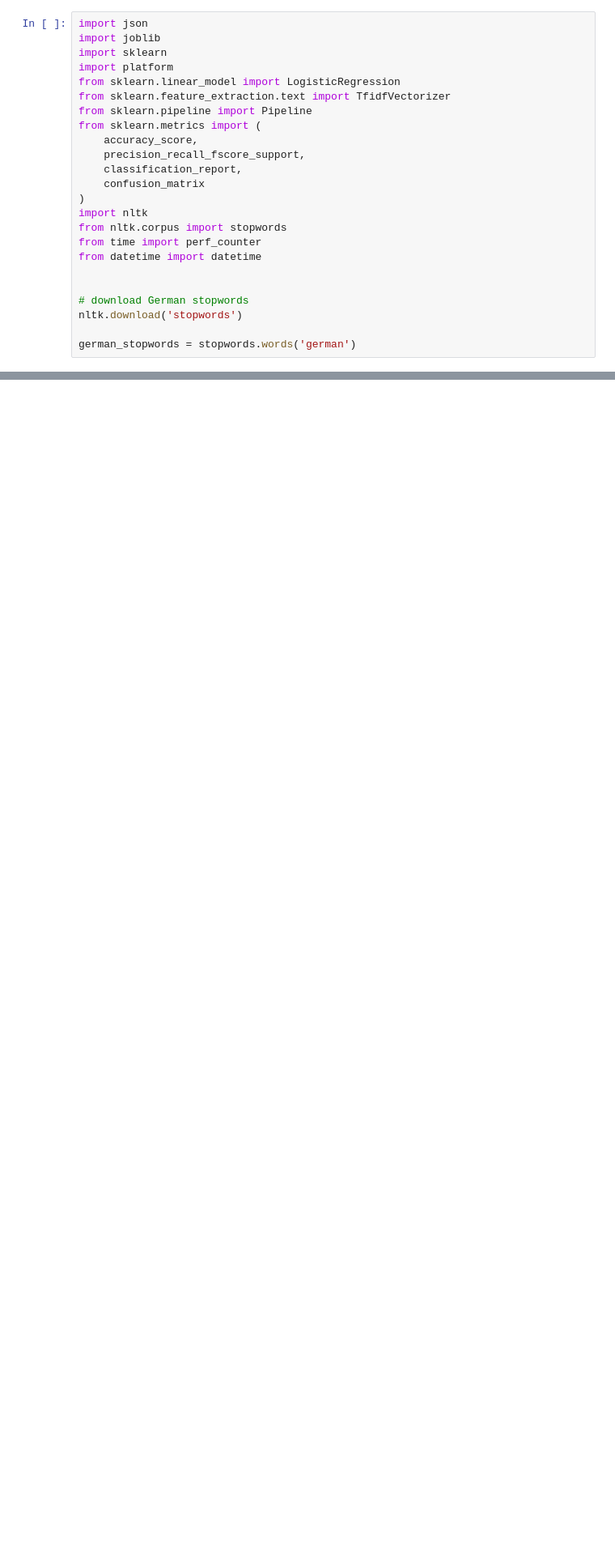
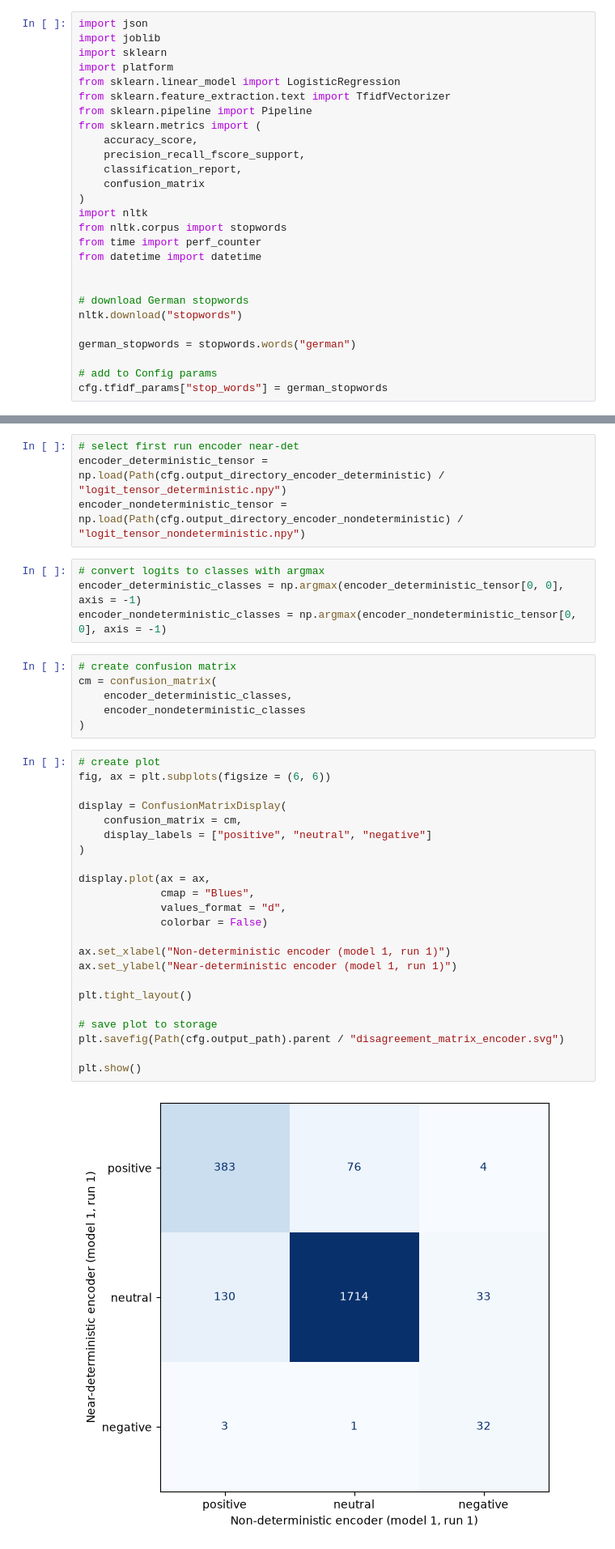
Before and after one commit to 47867/css-machine-learning, a Jupyter notebook: v2_Reichel_Code_deterministic.ipynb, the cells around one changed output, grey strips where cells are left out. Shown at 81% size. Saved outputs shown, nothing was run; the diff lists cells and outputs as text; blank space fills up the shorter version.

```diff
--- a/v2_Reichel_Code_deterministic.ipynb
+++ b/v2_Reichel_Code_deterministic.ipynb
@@ -477,9 +452,12 @@ from datetime import datetime
 
 
 # download German stopwords
-nltk.download('stopwords')
+nltk.download("stopwords")
 
-german_stopwords = stopwords.words('german')
+german_stopwords = stopwords.words("german")
+
+# add to Config params
+cfg.tfidf_params["stop_words"] = german_stopwords
 # %% [output]
 [nltk_data] Downloading package stopwords to /home/simon/nltk_data...
 [nltk_data]   Package stopwords is already up-to-date!
@@ -1275,0 +2248,39 @@ KeyboardInterrupt:
+# %%
+# select first run encoder near-det
+encoder_deterministic_tensor = np.load(Path(cfg.output_directory_encoder_deterministic) / "logit_tensor_deterministic.npy")
+encoder_nondeterministic_tensor = np.load(Path(cfg.output_directory_encoder_nondeterministic) / "logit_tensor_nondeterministic.npy")
+# %%
+# convert logits to classes with argmax
+encoder_deterministic_classes = np.argmax(encoder_deterministic_tensor[0, 0], axis = -1)
+encoder_nondeterministic_classes = np.argmax(encoder_nondeterministic_tensor[0, 0], axis = -1)
+# %%
+# create confusion matrix
+cm = confusion_matrix(
+    encoder_deterministic_classes,
+    encoder_nondeterministic_classes
+)
+# %%
+# create plot
+fig, ax = plt.subplots(figsize = (6, 6))
+
+display = ConfusionMatrixDisplay(
+    confusion_matrix = cm,
+    display_labels = ["positive", "neutral", "negative"]
+)
+
+display.plot(ax = ax,
+             cmap = "Blues",
+             values_format = "d",
+             colorbar = False)
+
+ax.set_xlabel("Non-deterministic encoder (model 1, run 1)")
+ax.set_ylabel("Near-deterministic encoder (model 1, run 1)")
+
+plt.tight_layout()
+
+# save plot to storage
+plt.savefig(Path(cfg.output_path).parent / "disagreement_matrix_encoder.svg")
+
+plt.show()
+# %% [output]
+[figure, added]
```
Also changed, not shown: parts of 84 cells of this notebook, 1 other file.
